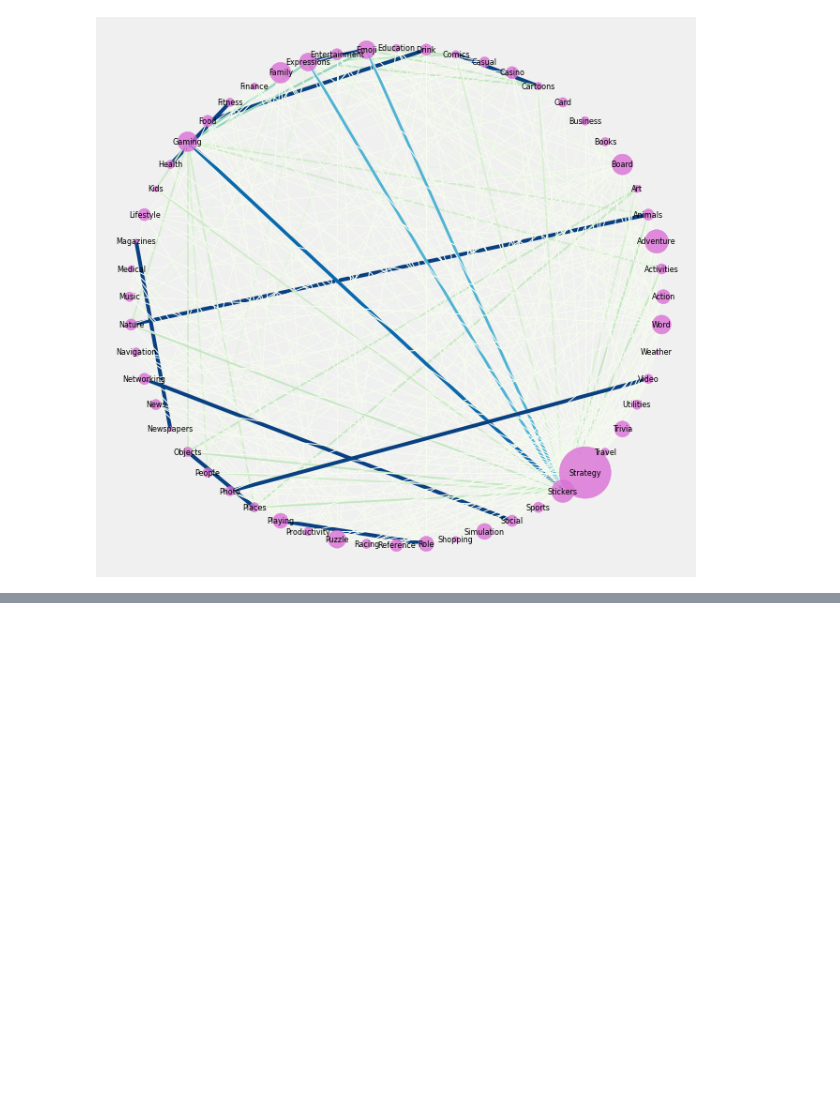
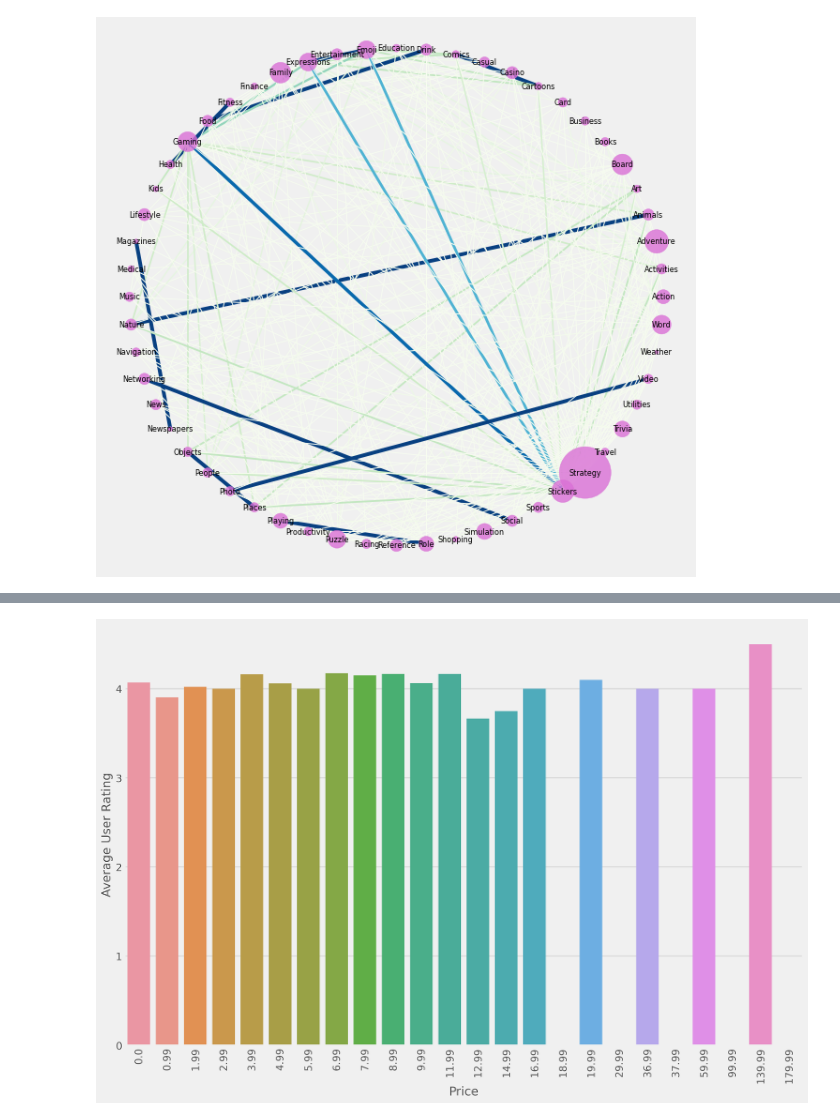
Before and after one commit to YourTeacher23/CCDP10003, a Jupyter notebook: mynotebook.ipynb, the cells around one changed output, grey strips where cells are left out. Drawn from its saved outputs; the diff is of its cells as text; code cells hidden in the pictures; blank space fills up the shorter version.

Commit message:
Added new plots

```diff
--- a/mynotebook.ipynb
+++ b/mynotebook.ipynb
@@ -152,0 +162,8 @@ plt.show()
+# %%
+plt.figure(figsize=(15, 10))
+sns.barplot(x='Price', data=data, y = 'Average User Rating', ci = None)
+plt.xticks(rotation=90)
+plt.savefig('avgrating.png')
+plt.show()
+# %% [output]
+[figure, added]
```
Also changed, not shown: parts of 6 cells of this notebook.
